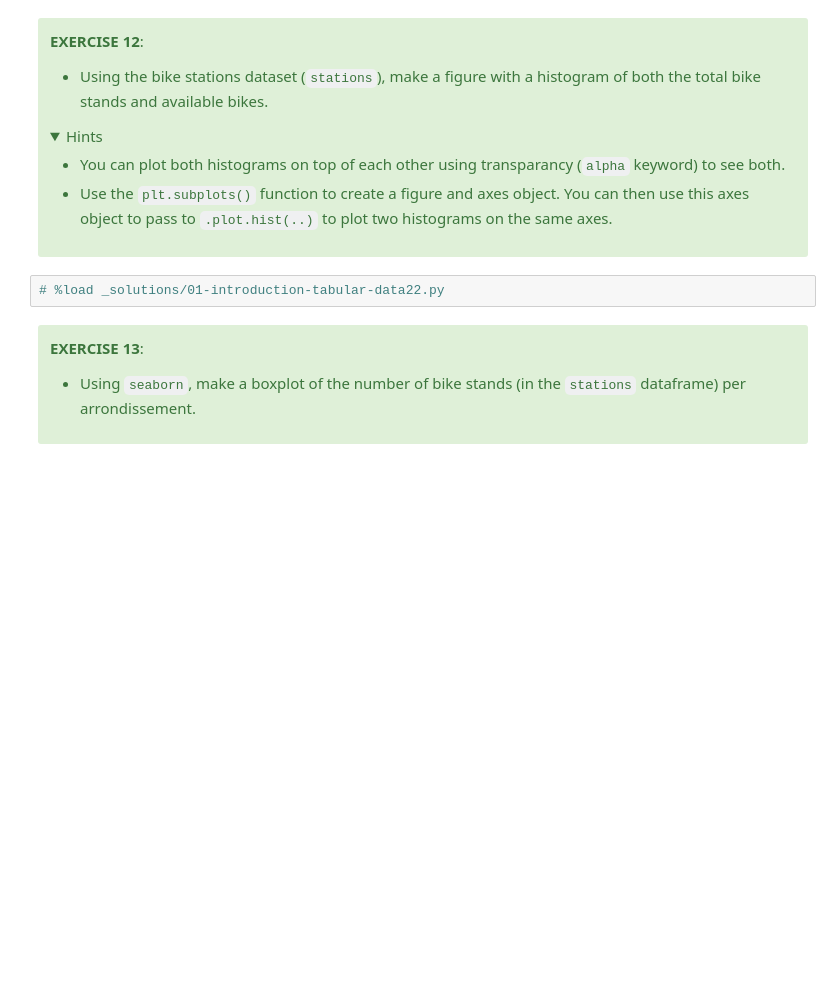
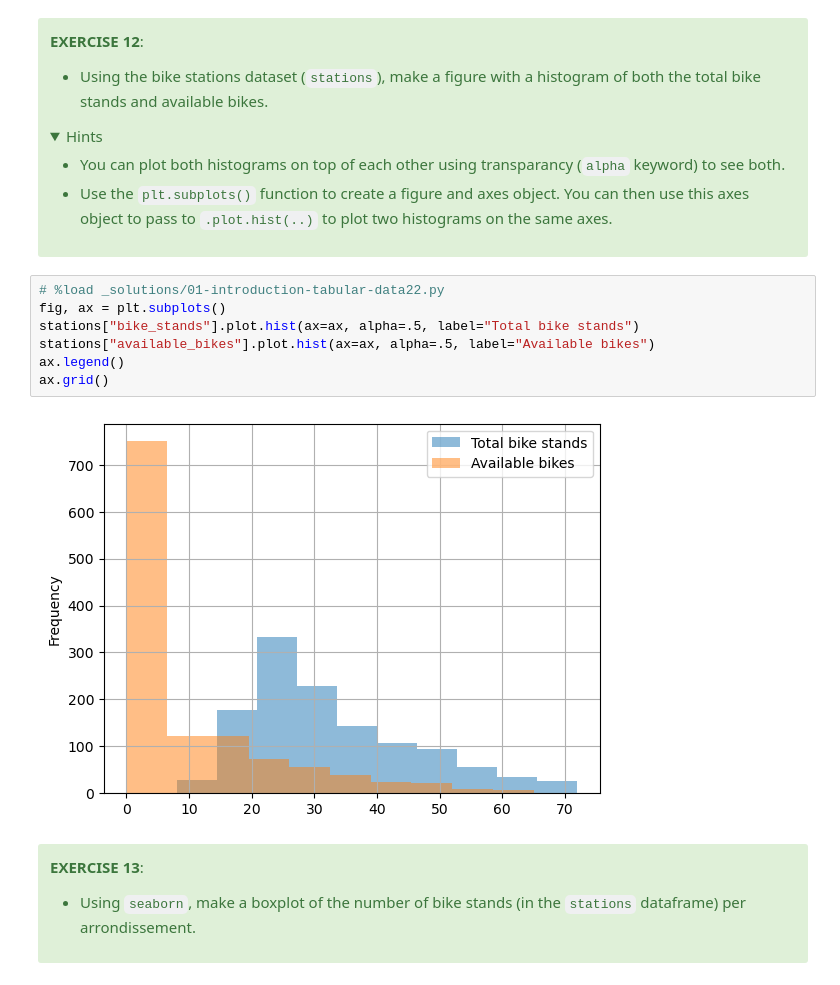
Before and after one commit to FaraCoppens/DS-python-geospatial, a Jupyter notebook: notebooks/01-introduction-tabular-data.ipynb, the cells around one changed output. Cells and saved outputs as stored; diff of their text form; folded sections open; blank space fills up the shorter version.

```diff
--- a/notebooks/01-introduction-tabular-data.ipynb
+++ b/notebooks/01-introduction-tabular-data.ipynb
@@ -545,6 +939,13 @@ stations.head()
 </div>
 # %%
 # %load _solutions/01-introduction-tabular-data22.py
+fig, ax = plt.subplots()
+stations["bike_stands"].plot.hist(ax=ax, alpha=.5, label="Total bike stands")
+stations["available_bikes"].plot.hist(ax=ax, alpha=.5, label="Available bikes")
+ax.legend()
+ax.grid()
+# %% [output]
+[figure, added]
 # %% [markdown]
 <div class="alert alert-success">
 
```
Also changed, not shown: parts of 86 cells of this notebook.
